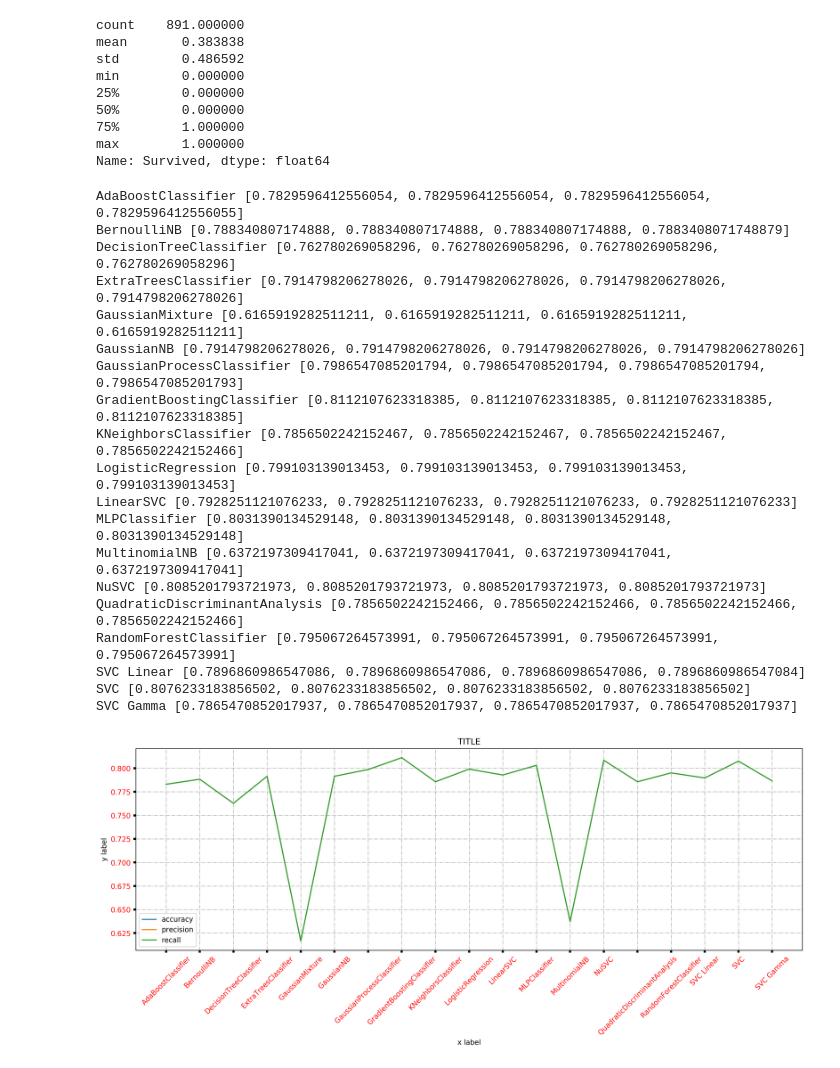
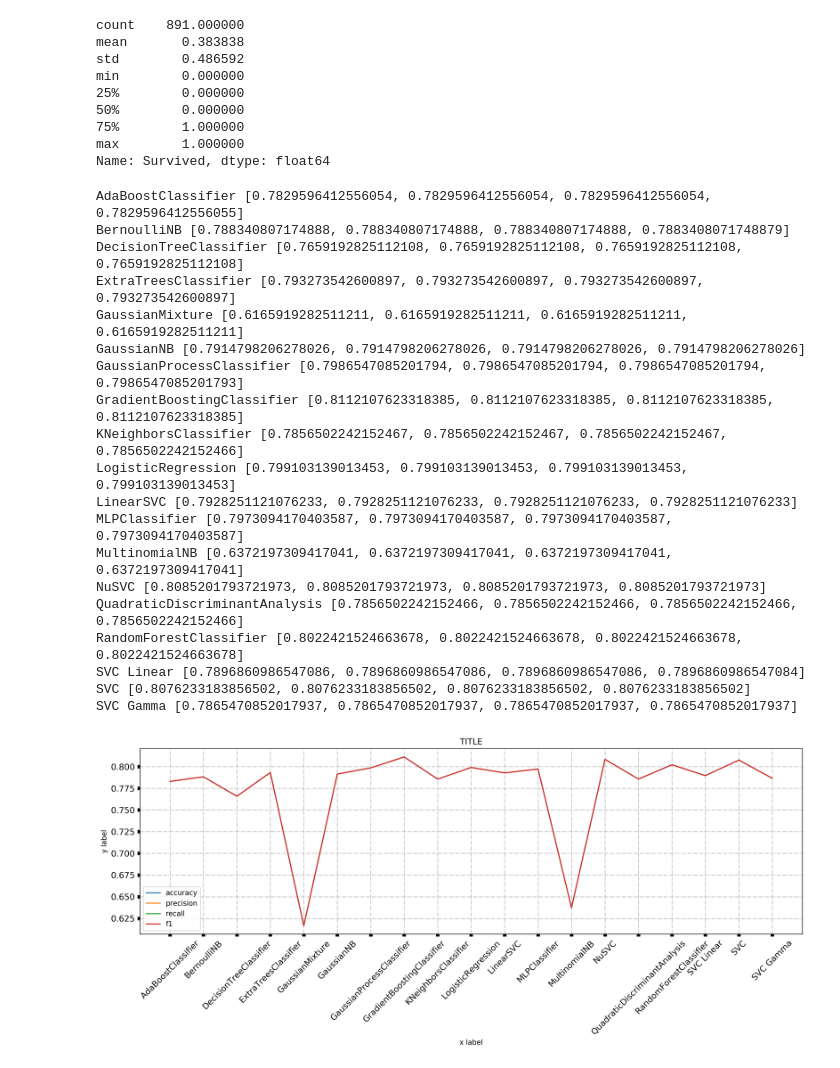
Before and after one commit to anjanatiha/Titanic-Survival-Prediction, a Jupyter notebook: Titanic-Survival-Prediction.ipynb, the cells around one changed output. Cells and saved outputs as stored; diff of their text form; code cells hidden in the pictures.

```diff
--- a/Titanic-Survival-Prediction.ipynb
+++ b/Titanic-Survival-Prediction.ipynb
@@ -192,33 +192,31 @@ report = None
 details = 1
 
 
-accuracy_list = []
-precision_list = []
-recall_list = []
-f1_list = []
-
 evaluation = {}
 
 for name in classifiers:
     evaluation_temp = []
     accuracy, precision, recall, f1 = model_evaluation(X, Y, splitter, classifiers[name], report=None, details=None)
-    accuracy_list.append(accuracy)
-    precision_list.append(precision)
-    recall_list.append(recall)
-    f1_list.append(f1)
     evaluation_temp.append(accuracy)
     evaluation_temp.append(precision)
     evaluation_temp.append(recall)
     evaluation_temp.append(f1)
     evaluation[name] = evaluation_temp
 
-# for name in classifiers:
-#     print(name, [i for i in evaluation[name]])
+for name in classifiers:
+    print(name, [i for i in evaluation[name]])
+
+
+rows_list = []
+for name in evaluation:
+    rows_list.append([name]+evaluation[name])
+
+df = pd.DataFrame(rows_list, columns=['model', 'accuracy', 'precision', 'recall', 'f1'])
 # %% [output]
 AdaBoostClassifier [0.7829596412556054, 0.7829596412556054, 0.7829596412556054, 0.7829596412556055]
 BernoulliNB [0.788340807174888, 0.788340807174888, 0.788340807174888, 0.7883408071748879]
-DecisionTreeClassifier [0.762780269058296, 0.762780269058296, 0.762780269058296, 0.762780269058296]
-ExtraTreesClassifier [0.7914798206278026, 0.7914798206278026, 0.7914798206278026, 0.7914798206278026]
+DecisionTreeClassifier [0.7659192825112108, 0.7659192825112108, 0.7659192825112108, 0.7659192825112108]
+ExtraTreesClassifier [0.793273542600897, 0.793273542600897, 0.793273542600897, 0.793273542600897]
 GaussianMixture [0.6165919282511211, 0.6165919282511211, 0.6165919282511211, 0.6165919282511211]
 GaussianNB [0.7914798206278026, 0.7914798206278026, 0.7914798206278026, 0.7914798206278026]
 GaussianProcessClassifier [0.7986547085201794, 0.7986547085201794, 0.7986547085201794, 0.7986547085201793]
@@ -226,40 +224,40 @@ GradientBoostingClassifier [0.8112107623318385, 0.8112107623318385, 0.8112107623
 KNeighborsClassifier [0.7856502242152467, 0.7856502242152467, 0.7856502242152467, 0.7856502242152466]
 LogisticRegression [0.799103139013453, 0.799103139013453, 0.799103139013453, 0.799103139013453]
 LinearSVC [0.7928251121076233, 0.7928251121076233, 0.7928251121076233, 0.7928251121076233]
-MLPClassifier [0.8031390134529148, 0.8031390134529148, 0.8031390134529148, 0.8031390134529148]
+MLPClassifier [0.7973094170403587, 0.7973094170403587, 0.7973094170403587, 0.7973094170403587]
 MultinomialNB [0.6372197309417041, 0.6372197309417041, 0.6372197309417041, 0.6372197309417041]
 NuSVC [0.8085201793721973, 0.8085201793721973, 0.8085201793721973, 0.8085201793721973]
 QuadraticDiscriminantAnalysis [0.7856502242152466, 0.7856502242152466, 0.7856502242152466, 0.7856502242152466]
-RandomForestClassifier [0.795067264573991, 0.795067264573991, 0.795067264573991, 0.795067264573991]
+RandomForestClassifier [0.8022421524663678, 0.8022421524663678, 0.8022421524663678, 0.8022421524663678]
 SVC Linear [0.7896860986547086, 0.7896860986547086, 0.7896860986547086, 0.7896860986547084]
 SVC [0.8076233183856502, 0.8076233183856502, 0.8076233183856502, 0.8076233183856502]
 SVC Gamma [0.7865470852017937, 0.7865470852017937, 0.7865470852017937, 0.7865470852017937]
 # %%
 import matplotlib.pyplot as plt
 import numpy as np
 from matplotlib.pyplot import figure
 
 
-figure(num=None, figsize=(14, 6), dpi=250, facecolor='w', edgecolor='k')
+figure(num=None, figsize=(14, 6), dpi=250)
 
 labels= ['accuracy', 'precision', 'recall', 'f1']
 ax = plt.subplot(111)
 
-for n in range(0,3):
+for n in range(0,4):
     plt.plot([name for name in evaluation],[evaluation[name][n] for name in evaluation], label = labels[n])
 
 leg = plt.legend(loc='best', ncol=2, mode="expand", shadow=True, fancybox=True)
 plt.xticks(rotation=45)
-leg.get_frame().set_alpha(0.5)
+# leg.get_frame().set_alpha(0.5)
 plt.legend()
-ax.tick_params(labelcolor='r', labelsize='medium', width=3)
+ax.tick_params(labelsize='large', width=5)
 ax.grid(True, linestyle='-.')
 
 plt.tight_layout()
 plt.xlabel('x label')
 plt.ylabel('y label')
 
 plt.title("TITLE")
 plt.show()
 # %% [output]
-[figure, old version]
+[figure, new version]
```
Also changed, not shown: parts of 1 cell of this notebook.
